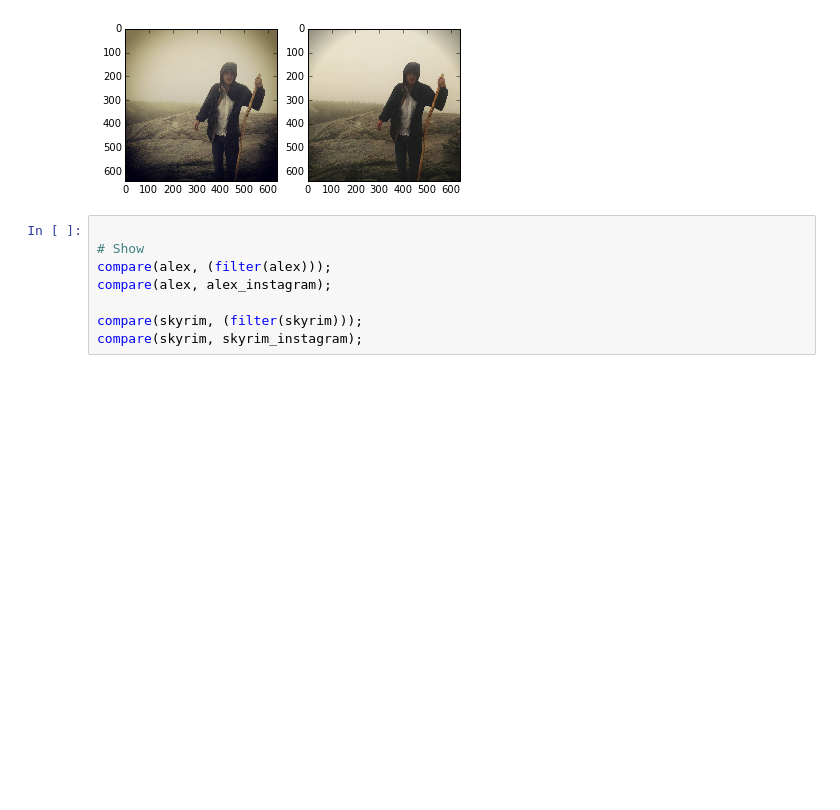
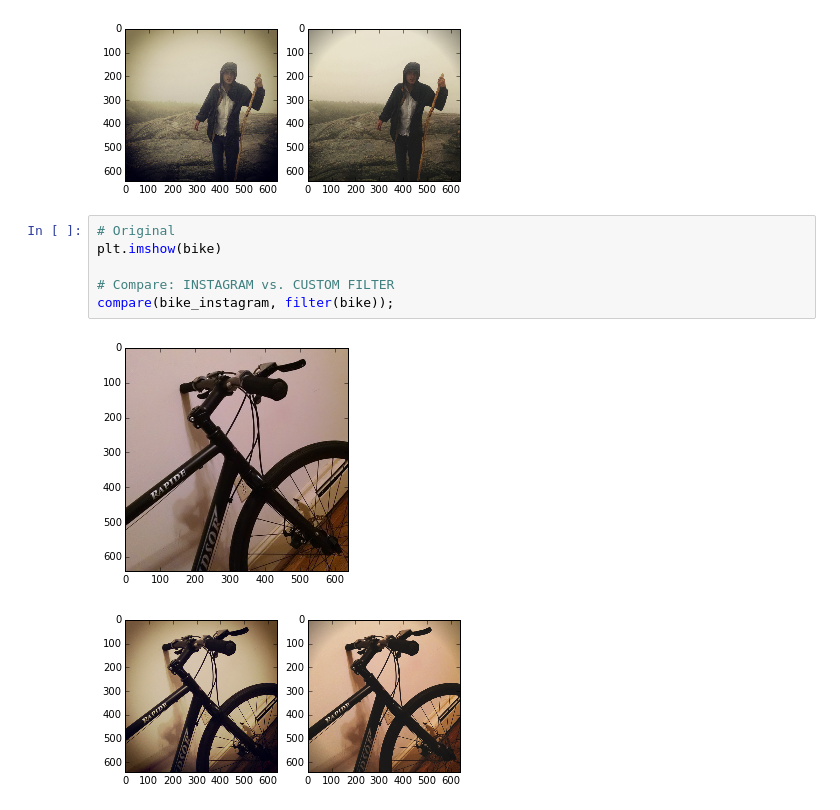
Before and after one commit to alexjohnson505/image-filter, a Jupyter notebook: image-filter.ipynb, the cells around one changed output. Drawn from its saved outputs; the diff is of its cells as text; blank space fills up the shorter version.

Commit message:
Provide comparisons between instagram outputs and the custom filter

```diff
--- a/image-filter.ipynb
+++ b/image-filter.ipynb
@@ -235,11 +235,12 @@ compare(alex_instagram, filter(alex));
 # %% [output]
 [figure]
 [figure]
-# %%
-
-# Show
-compare(alex, (filter(alex)));
-compare(alex, alex_instagram);
-
-compare(skyrim, (filter(skyrim)));
-compare(skyrim, skyrim_instagram);
+# %%
+# Original
+plt.imshow(bike)
+
+# Compare: INSTAGRAM vs. CUSTOM FILTER
+compare(bike_instagram, filter(bike));
+# %% [output]
+[figure, added]
+[figure, added]
```
Also changed, not shown: parts of 2 cells of this notebook.
